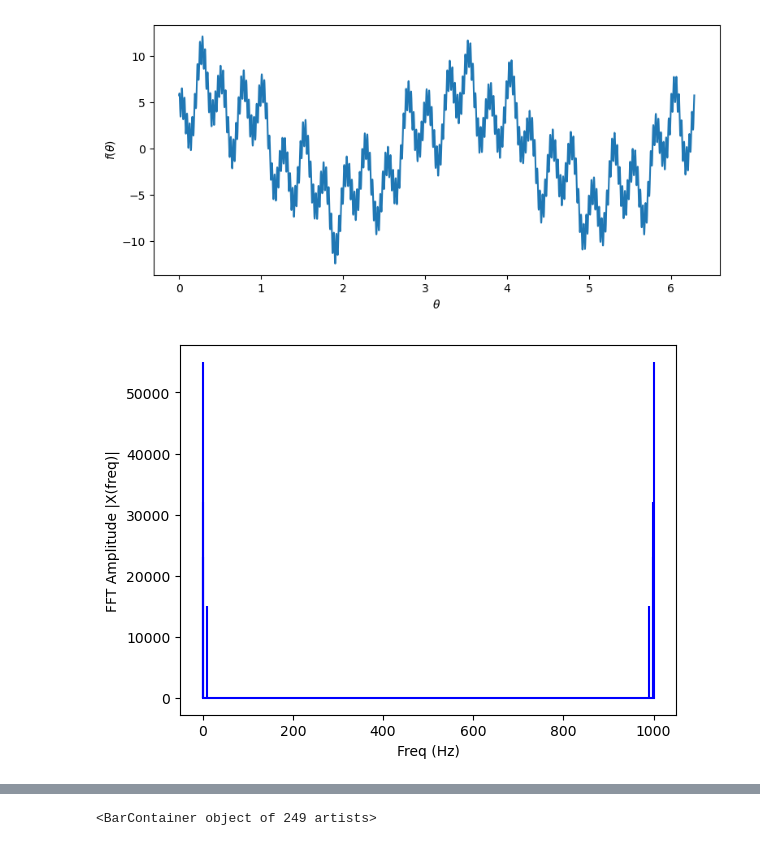
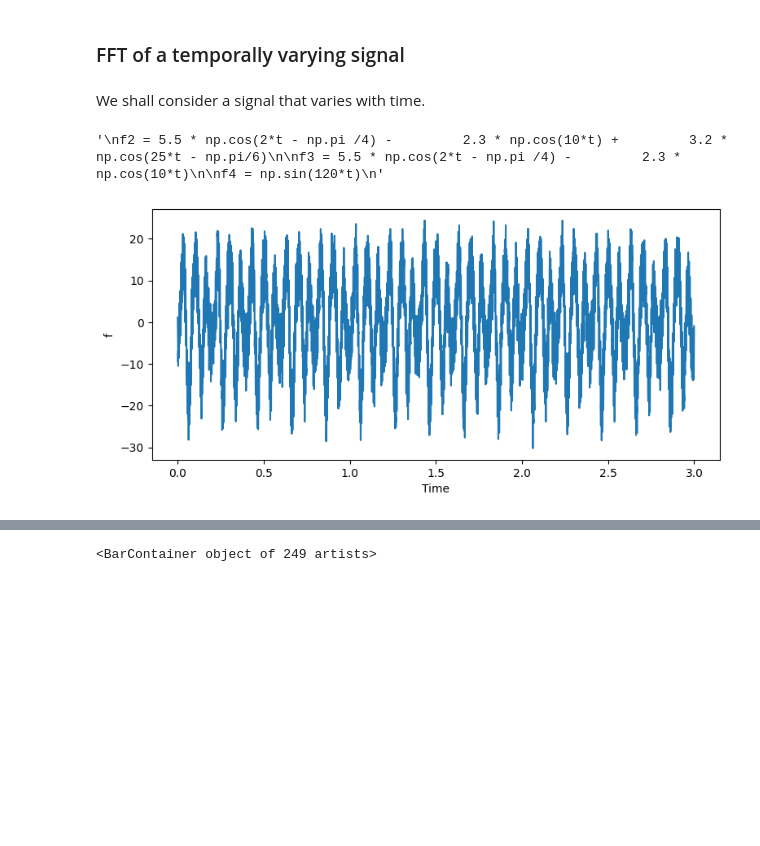
Before and after one commit to MKerner3/Pitot-Tube, a Jupyter notebook: fftandfilter.ipynb, the cells around one changed output, grey strips where cells are left out. Cells and saved outputs as stored; diff of their text form; code cells hidden in the pictures; blank space fills up the shorter version.

```diff
--- a/fftandfilter.ipynb
+++ b/fftandfilter.ipynb
@@ -2,15 +2,22 @@
 import numpy as np
 import matplotlib.pyplot as plt
 from scipy import signal
+# %% [markdown]
+### FFT of a temporally varying signal
+# %% [markdown]
+We shall consider a signal that varies with time.
 # %%
-num_pts = 20000
-fs = 1000
-t = np.linspace(0, 2*np.pi, num_pts)
-f = 5.5 * np.cos(2*t - np.pi /4) - \
-        2.3 * np.cos(10*t) + \
-        3.2 * np.cos(25*t - np.pi/6) + \
-        1.5 * np.cos(200*t - np.pi/8)  # the signal
+sampling_rate = 2000
+sampling_interval = 1./sampling_rate
+total_time = 3
+t = np.arange(0, total_time, sampling_interval)
+f = 5.5 * np.cos(2 * np.pi * 10 * t  - np.pi /4) - \
+        12.3 * np.cos(2 * np.pi * 15 * t) + \
+        3.2 * np.cos(2 * np.pi * 25 * t) + \
+        6 * np.cos(2 * np.pi * 200 * t - np.pi/8) + \
+        np.random.randn(t.shape[0]) * 2 # the signal as a function of time.
 
+"""
 f2 = 5.5 * np.cos(2*t - np.pi /4) - \
         2.3 * np.cos(10*t) + \
         3.2 * np.cos(25*t - np.pi/6)
@@ -19,26 +26,14 @@ f3 = 5.5 * np.cos(2*t - np.pi /4) - \
         2.3 * np.cos(10*t)
 
 f4 = np.sin(120*t)
+"""
+# %% [output]
+'\nf2 = 5.5 * np.cos(2*t - np.pi /4) -         2.3 * np.cos(10*t) +         3.2 * np.cos(25*t - np.pi/6)\n\nf3 = 5.5 * np.cos(2*t - np.pi /4) -         2.3 * np.cos(10*t)\n\nf4 = np.sin(120*t)\n'
 # %%
 fig = plt.figure(figsize=(9, 4))
-#plt.plot(t, f, color='dodgerblue')
-#plt.plot(t, f2, 'red')
 plt.plot(t,f)
-plt.xlabel(r'$\theta$')
-plt.ylabel(r'$f(\theta)$')
+plt.xlabel('Time')
+plt.ylabel('f')
 plt.show()
 # %% [output]
-[figure, old version]
+[figure, new version]
-# %%
-X = np.fft.fft(f)
-N = len(X) #20,000
-n = np.arange(N) #0-20,000
-T = N/fs
-freq = n/T
-plt.stem(freq, np.abs(X), 'b', \
-         markerfmt=" ", basefmt="-b")
-plt.xlabel('Freq (Hz)')
-plt.ylabel('FFT Amplitude |X(freq)|')
-plt.show()
-# %% [output]
-[figure, removed]
```
Also changed, not shown: parts of 5 cells of this notebook.
